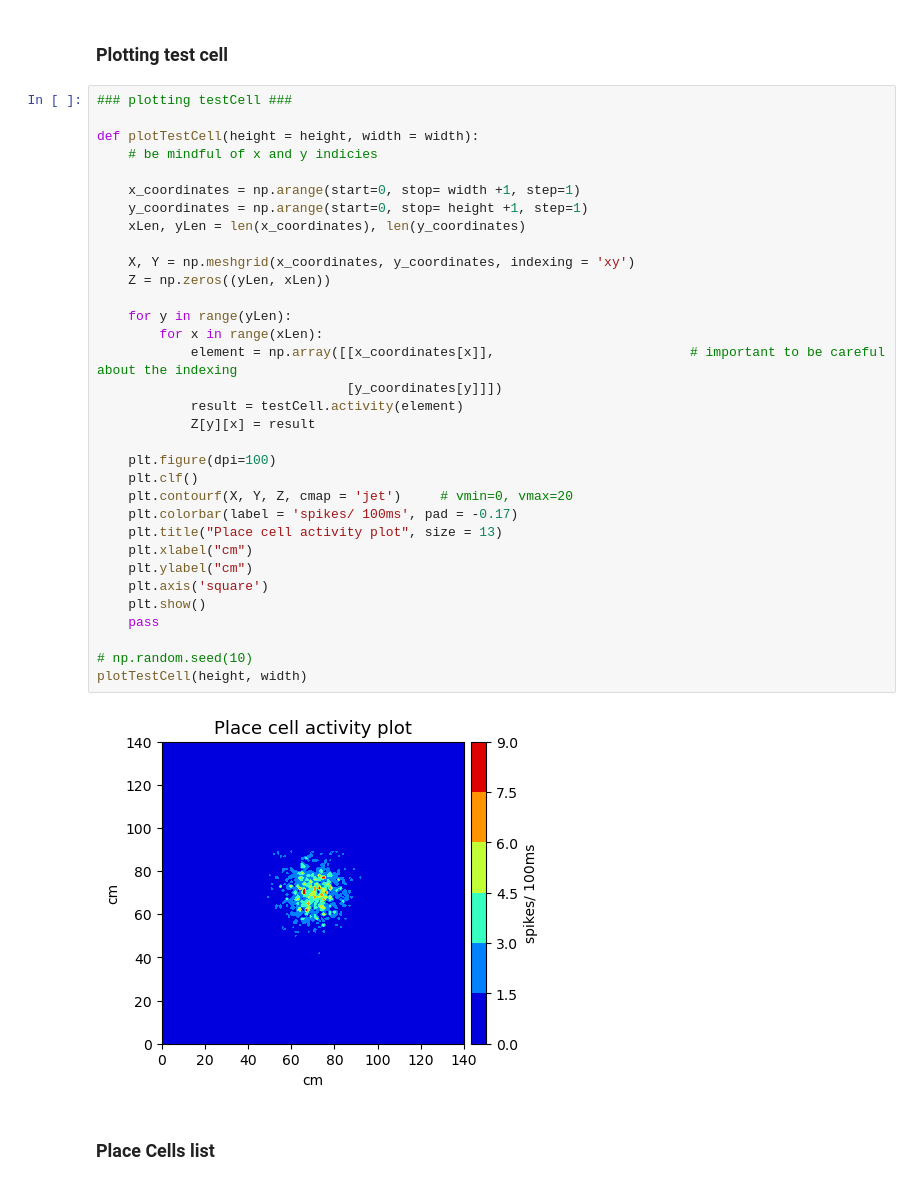
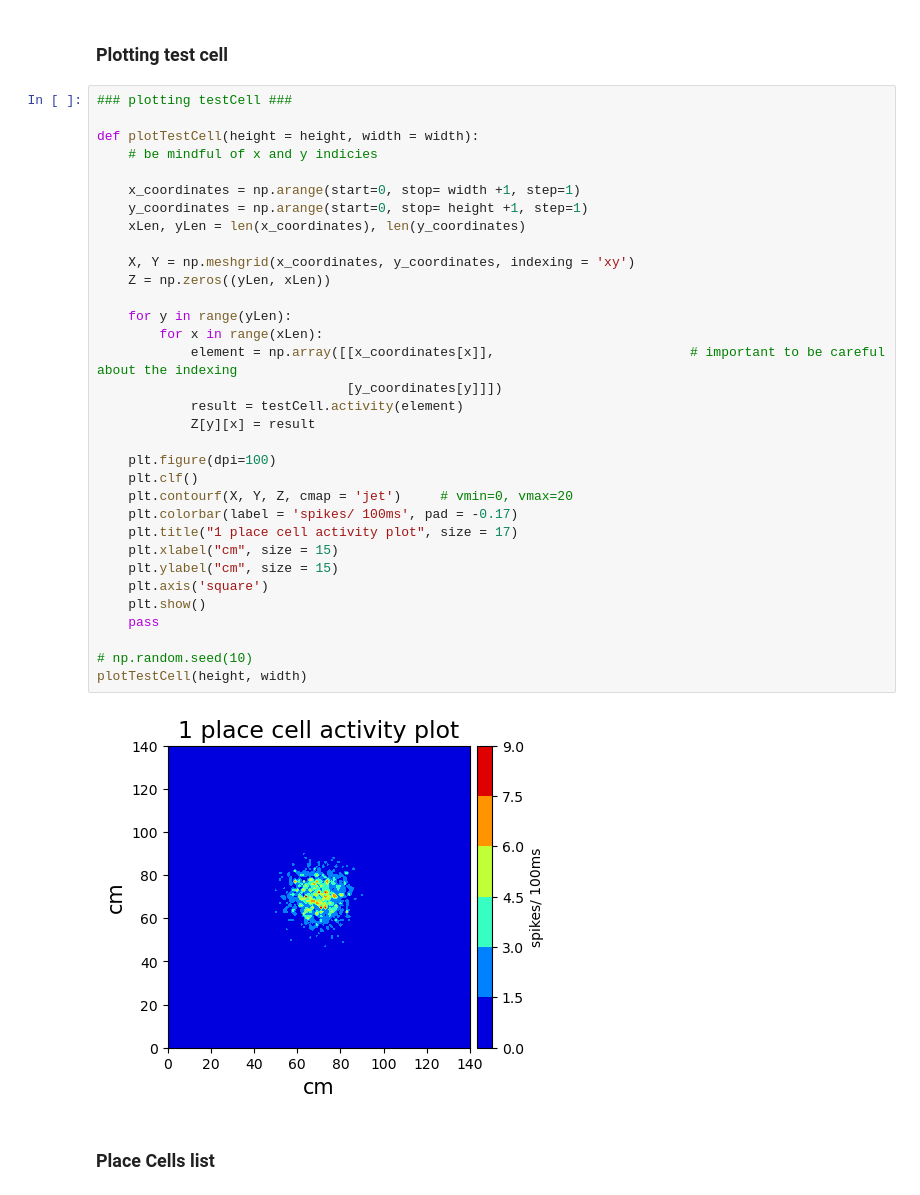
Before and after one commit to jambormike/neurons_dimensionality_reduction, a Jupyter notebook: simAndReduction.ipynb, the cells around one changed output. Cells and saved outputs as stored; diff of their text form.

```diff
--- a/simAndReduction.ipynb
+++ b/simAndReduction.ipynb
@@ -84,37 +84,37 @@ np.mean(foobar)
 ### plotting testCell ###
 
 def plotTestCell(height = height, width = width):
     # be mindful of x and y indicies
 
     x_coordinates = np.arange(start=0, stop= width +1, step=1)
     y_coordinates = np.arange(start=0, stop= height +1, step=1)
     xLen, yLen = len(x_coordinates), len(y_coordinates)
 
     X, Y = np.meshgrid(x_coordinates, y_coordinates, indexing = 'xy')
     Z = np.zeros((yLen, xLen))
 
     for y in range(yLen):
         for x in range(xLen):
             element = np.array([[x_coordinates[x]],                         # important to be careful about the indexing
                                 [y_coordinates[y]]])
             result = testCell.activity(element)
             Z[y][x] = result
 
     plt.figure(dpi=100)
     plt.clf()
     plt.contourf(X, Y, Z, cmap = 'jet')     # vmin=0, vmax=20
     plt.colorbar(label = 'spikes/ 100ms', pad = -0.17)
-    plt.title("Place cell activity plot", size = 13)
-    plt.xlabel("cm")
-    plt.ylabel("cm")
+    plt.title("1 place cell activity plot", size = 17)
+    plt.xlabel("cm", size = 15)
+    plt.ylabel("cm", size = 15)
     plt.axis('square')
     plt.show()
     pass
 
 # np.random.seed(10)
 plotTestCell(height, width)
 # %% [output]
-[figure, old version]
+[figure, new version]
 # %% [markdown]
 ### Place Cells list
 # %%
```
Also changed, not shown: parts of 34 cells of this notebook, 7 other files.
